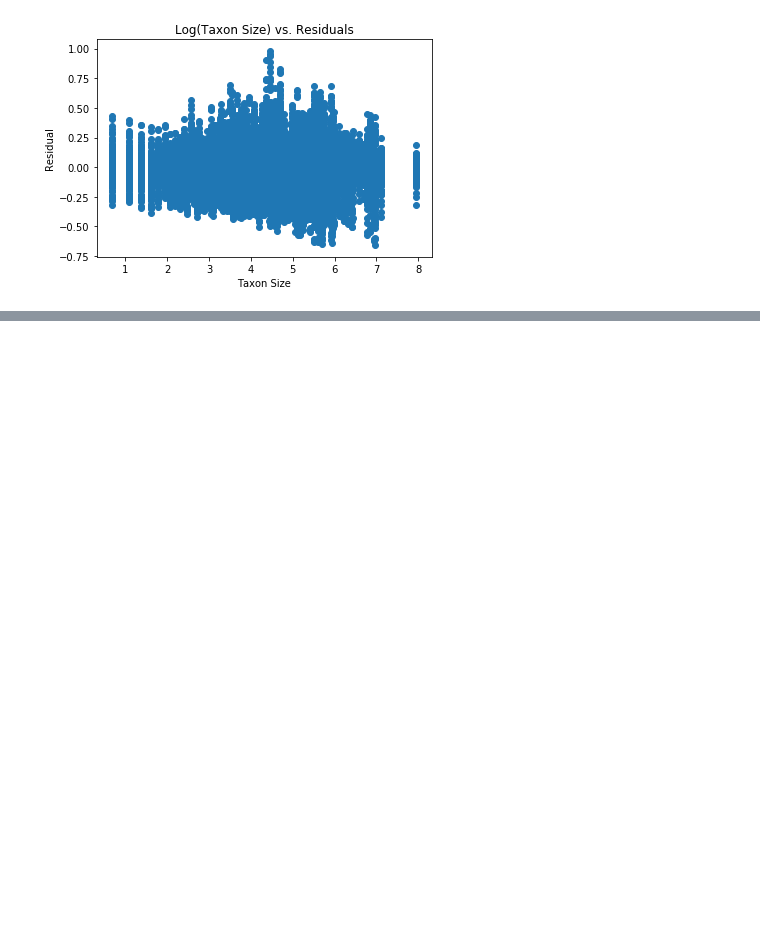
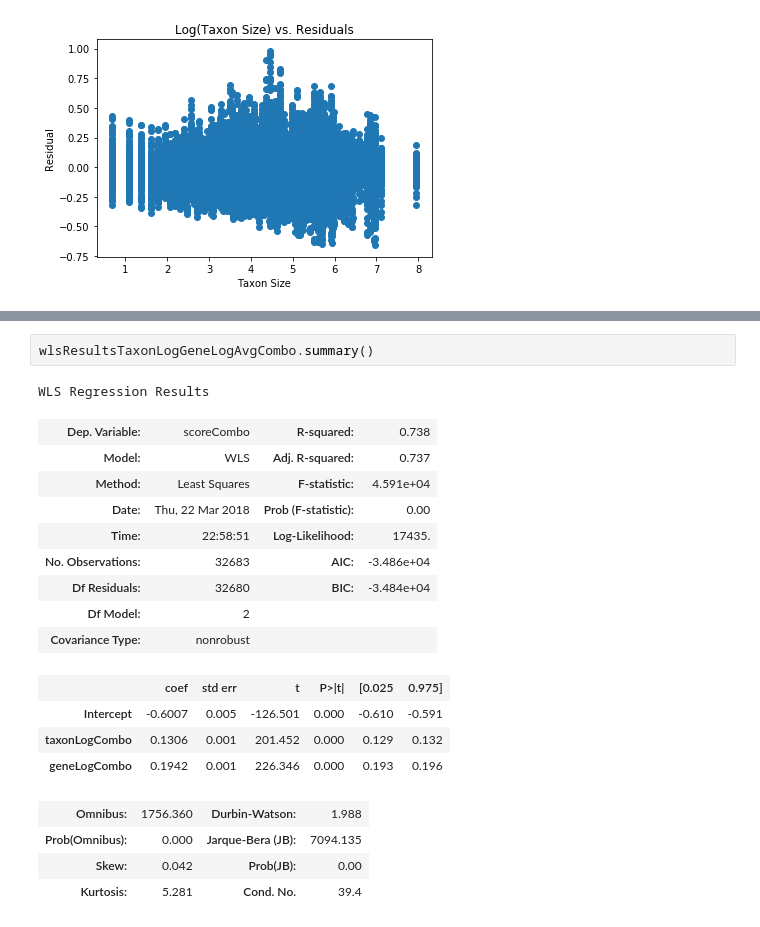
Before and after one commit to odumitr/Gene-and-Taxa-Analysis, a Jupyter notebook: src/linear_regression.ipynb, the cells around one changed output, grey strips where cells are left out. Drawn from its saved outputs; the diff is of its cells as text; blank space fills up the shorter version.

```diff
--- a/src/linear_regression.ipynb
+++ b/src/linear_regression.ipynb
@@ -851,0 +866,21 @@ plt.ylabel('Residual')
+# %%
+wlsResultsTaxonLogGeneLogAvgCombo.summary()
+# %% [output]
+WLS Regression Results
+| Dep. Variable: | scoreCombo | R-squared: | 0.738 |
+| Model: | WLS | Adj. R-squared: | 0.737 |
+| Method: | Least Squares | F-statistic: | 4.591e+04 |
+| Date: | Thu, 22 Mar 2018 | Prob (F-statistic): | 0.00 |
+| Time: | 22:58:51 | Log-Likelihood: | 17435. |
+| No. Observations: | 32683 | AIC: | -3.486e+04 |
+| Df Residuals: | 32680 | BIC: | -3.484e+04 |
+| Df Model: | 2 |  |  |
+| Covariance Type: | nonrobust |  |  |
+|  | coef | std err | t | P>|t| | [0.025 | 0.975] |
+| Intercept | -0.6007 | 0.005 | -126.501 | 0.000 | -0.610 | -0.591 |
+| taxonLogCombo | 0.1306 | 0.001 | 201.452 | 0.000 | 0.129 | 0.132 |
+| geneLogCombo | 0.1942 | 0.001 | 226.346 | 0.000 | 0.193 | 0.196 |
+| Omnibus: | 1756.360 | Durbin-Watson: | 1.988 |
+| Prob(Omnibus): | 0.000 | Jarque-Bera (JB): | 7094.135 |
+| Skew: | 0.042 | Prob(JB): | 0.00 |
+| Kurtosis: | 5.281 | Cond. No. | 39.4 |
```
Also changed, not shown: parts of 13 cells of this notebook.
